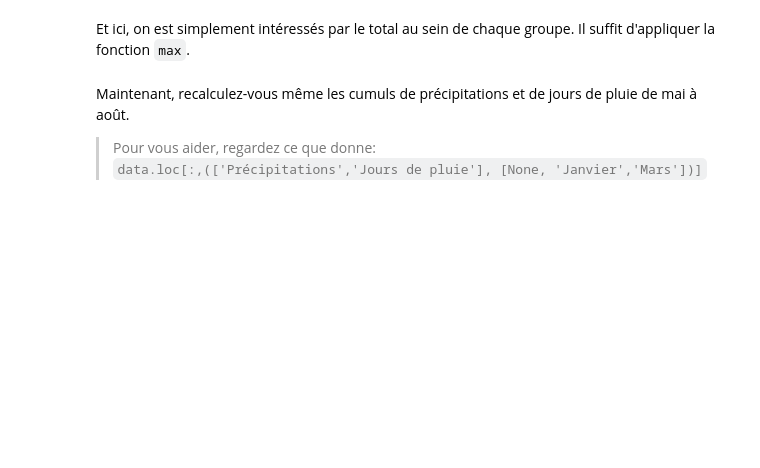
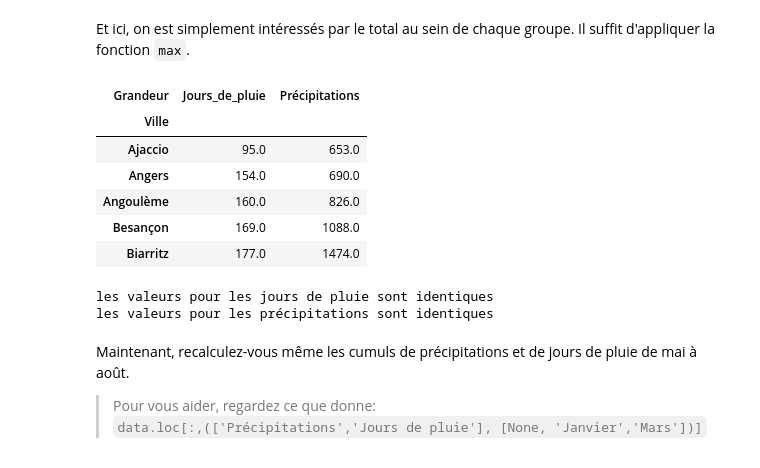
Before and after one commit to campusplage/compte-rendus-sparkles_of_majesty, a Jupyter notebook: TP1_pandas.ipynb, the cells around one changed output. Cells and saved outputs as stored; diff of their text form; code cells hidden in the pictures; blank space fills up the shorter version.

```diff
--- a/TP1_pandas.ipynb
+++ b/TP1_pandas.ipynb
@@ -60,7 +60,7 @@ import pandas
 # VOTRE TRAVAIL ICI
 
 #creation of the raw_data dataframe with the data online
-raw_data = pd.read_csv("https://husson.github.io/img/pluie.csv", encoding = "ISO-8859-1", sep=';')
+raw_data = pandas.read_csv("https://husson.github.io/img/pluie.csv", encoding = "ISO-8859-1", sep=';')
 raw_data.head()
 # %% [output]
 |  | Unnamed: 0 | JANVIERp | FEVRIERp | MARSp | AVRILp | MAIp | JUINp | JUILLETp | AOUTp | SEPTEMBREp | ... |
@@ -248,3 +257,13 @@ for group in grouped_data.groups:
 Et ici, on est simplement intéressés par le total au sein de chaque groupe. Il suffit d'appliquer la fonction `max`.
 # %%
 # Afficher pour toutes les villes le nombre annuel de jours de pluie et les précipitations annuelles.
+sum_jours_de_pluie_et_precipitations = grouped_data.sum().loc[:, ["Jours_de_pluie", "Précipitations"]]
+sum_jours_de_pluie_et_precipitations.head()
+# %% [output]
+| Grandeur | Jours_de_pluie | Précipitations |
+| Ville |  |  |
+| Ajaccio | 95.0 | 653.0 |
+| Angers | 154.0 | 690.0 |
+| Angoulème | 160.0 | 826.0 |
+| Besançon | 169.0 | 1088.0 |
+| Biarritz | 177.0 | 1474.0 |
@@ -254,3 +270,18 @@ Et ici, on est simplement intéressés par le total au sein de chaque groupe. Il
+# %%
+# Comparer avec les colonnes correspondantes de `raw_data`.
+# vous pouvez utiliser `to_numpy` et l'opérateur de comparaison `==`
+if (sum_jours_de_pluie_et_precipitations["Jours_de_pluie"].values.all() == raw_data["Nombre annuel de jours de pluie"].values.all()):
+  print("les valeurs pour les jours de pluie sont identiques")
+else:
+  print("la somme des jours de pluie s'est mal passée")
+
+if (sum_jours_de_pluie_et_precipitations["Précipitations"].values.all()==raw_data["Précipitations annuelles"].values.all()):
+  print("les valeurs pour les précipitations sont identiques")
+else:
+  print("la somme des précipitations s'est mal passée")
+# %% [output]
+les valeurs pour les jours de pluie sont identiques
+les valeurs pour les précipitations sont identiques
 # %% [markdown]
 Maintenant, recalculez-vous même les cumuls de précipitations et de jours de pluie de mai à août.
 
```
Also changed, not shown: parts of 5 cells of this notebook.
